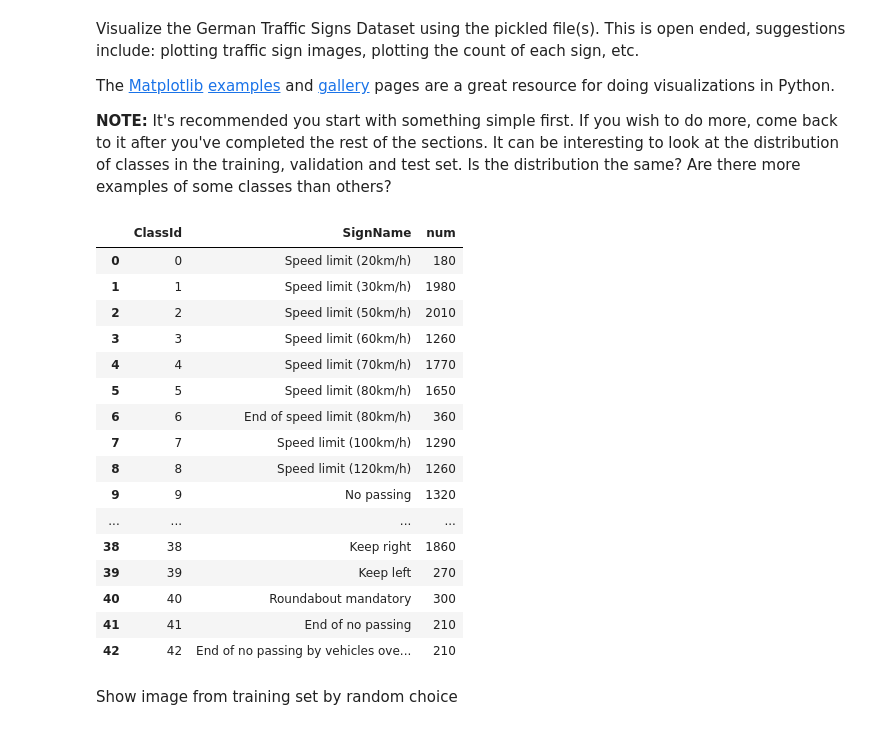
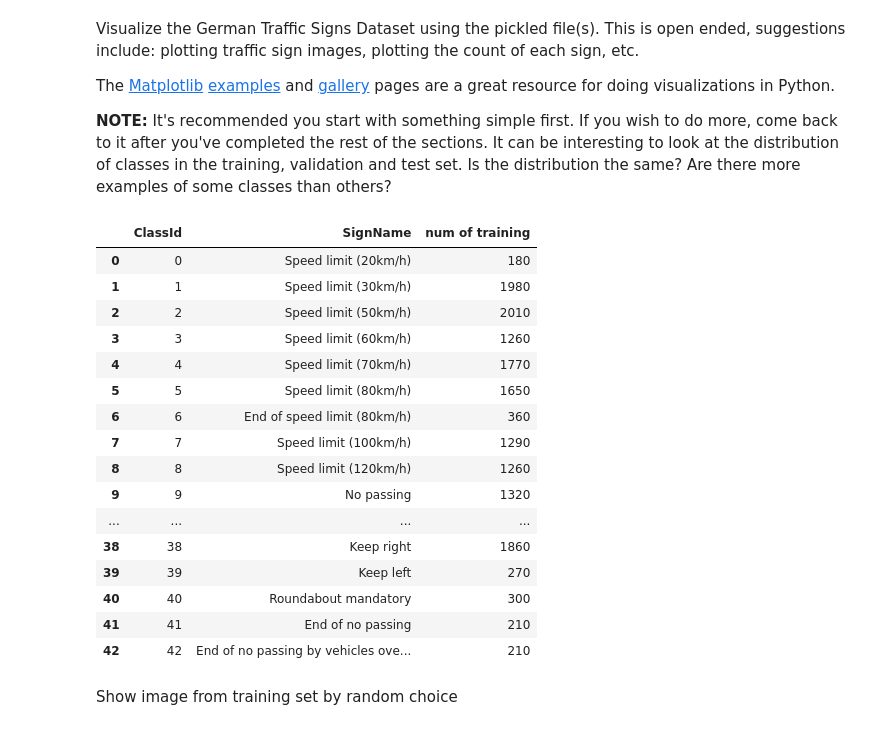
Before and after one commit to LFElodie/CarND-Traffic-Sign-Classifier-Project, a Jupyter notebook: Traffic_Sign_Classifier.ipynb, the cells around one changed output. Cells and saved outputs as stored; diff of their text form; code cells hidden in the pictures.

```diff
--- a/Traffic_Sign_Classifier.ipynb
+++ b/Traffic_Sign_Classifier.ipynb
@@ -103,11 +103,11 @@ from IPython.display import display
 %matplotlib inline
 # %%
 signnames = pd.read_csv('signnames.csv')
-num_of_examples = pd.DataFrame(y_train,columns=['num']).apply(pd.value_counts)
+num_of_examples = pd.DataFrame(y_train,columns=['num of training']).apply(pd.value_counts)
 signnames_with_num = pd.merge(signnames,num_of_examples,left_index=True,right_index=True)
 display(signnames_with_num)
 # %% [output]
-|  | ClassId | SignName | num |
+|  | ClassId | SignName | num of training |
 | 0 | 0 | Speed limit (20km/h) | 180 |
 | 1 | 1 | Speed limit (30km/h) | 1980 |
 | 2 | 2 | Speed limit (50km/h) | 2010 |
```
Also changed, not shown: parts of 11 cells of this notebook, 8 other files.
